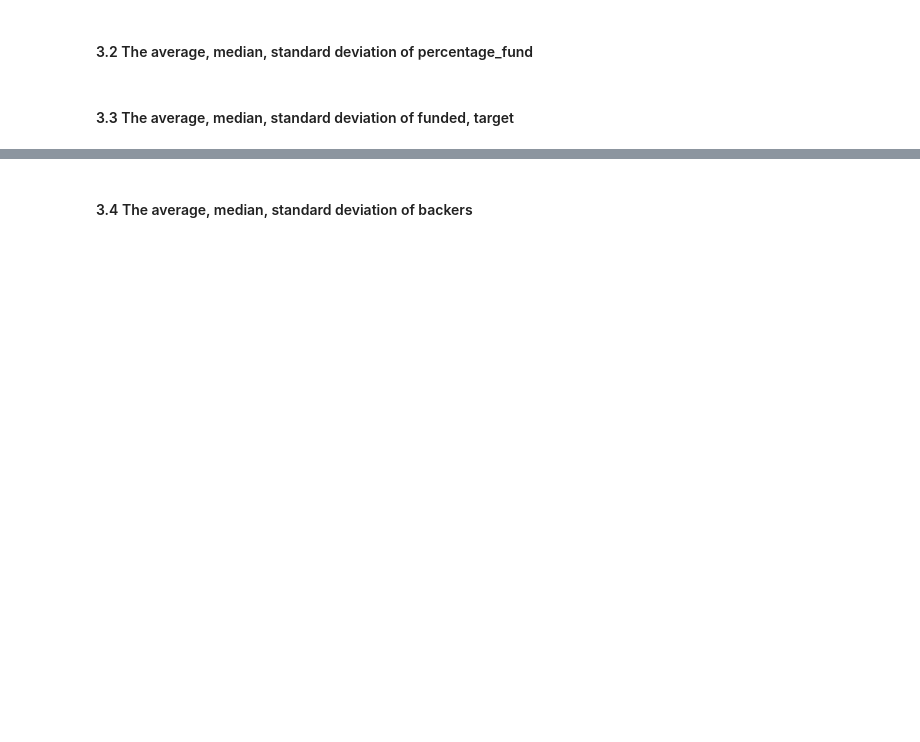
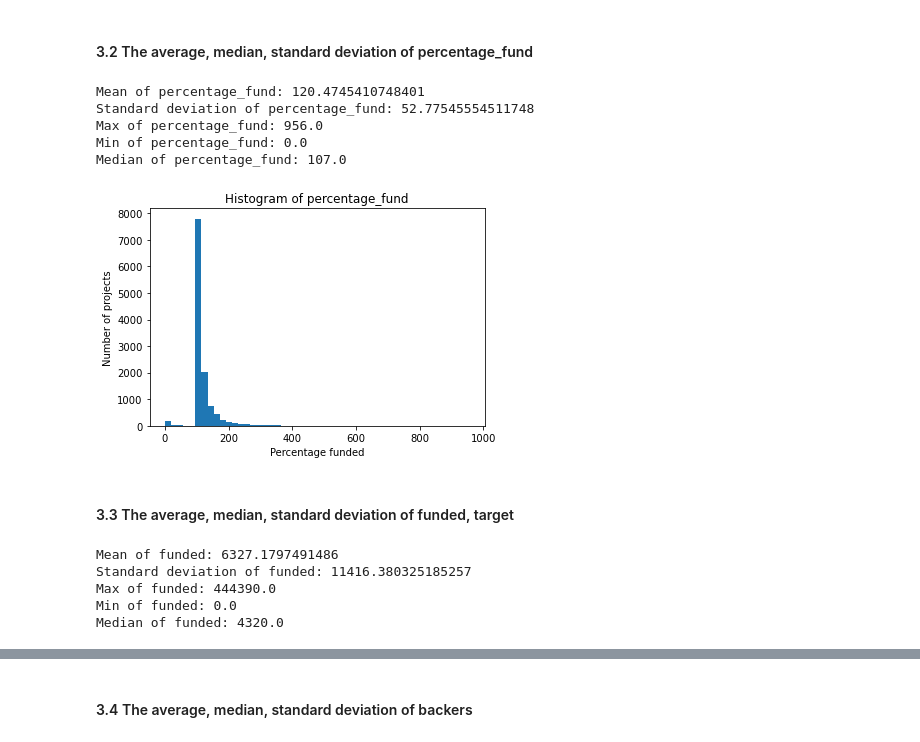
Before and after one commit to nghiadanh26/Crowdfunding, a Jupyter notebook: analyze_data.ipynb, the cells around one changed output, grey strips where cells are left out. Saved outputs shown, nothing was run; the diff lists cells and outputs as text; code cells hidden in the pictures; blank space fills up the shorter version.

```diff
--- a/analyze_data.ipynb
+++ b/analyze_data.ipynb
@@ -49,3 +53,19 @@ f_creaters
+# %%
+# Clean backers, because some of them will be greater than 1000, ex: 1,160
+def clean_backers(backers):
+    try:
+        res = float(backers)
+    except:
+        res = float(backers.replace(',',''))
+    return res
+# %%
+s_projects['backers'] = s_projects['backers'].apply(lambda x: clean_backers(x))
+f_projects['backers'] = s_projects['backers'].apply(lambda x: clean_backers(x))
+s_rewards['num_backers'] = s_rewards['num_backers'].apply(lambda x: clean_backers(x))
+f_rewards['num_backers'] = s_rewards['num_backers'].apply(lambda x: clean_backers(x))
+# %%
+# Change all of thumnail_type to lower case
+s_projects['thumbnail_type'] = s_projects['thumbnail_type'].apply(lambda x: x.lower())
 # %% [markdown]
 ### 3. Data descriptions
 # %% [markdown]
@@ -67,5 +87,39 @@ The number of failed rewards: 1535
 The number of failed creaters: 220
 # %% [markdown]
 #### 3.2 The average, median, standard deviation of percentage_fund
+# %%
+percentage_fund = pd.concat([s_projects['percentage_fund'],f_projects['percentage_fund']])
+print('Mean of percentage_fund: {}'.format(percentage_fund.mean()))
+print('Standard deviation of percentage_fund: {}'.format(percentage_fund.std()))
+print('Max of percentage_fund: {}'.format(percentage_fund.max()))
+print('Min of percentage_fund: {}'.format(percentage_fund.min()))
+print('Median of percentage_fund: {}'.format(percentage_fund.median()))
+# %% [output]
+Mean of percentage_fund: 120.4745410748401
+Standard deviation of percentage_fund: 52.77545554511748
+Max of percentage_fund: 956.0
+Min of percentage_fund: 0.0
+Median of percentage_fund: 107.0
+# %%
+plt.hist(percentage_fund,bins=50)
+plt.xlabel('Percentage funded')
+plt.ylabel('Number of projects')
+plt.title('Histogram of percentage_fund')
+plt.show()
+# %% [output]
+[figure, added]
 # %% [markdown]
 #### 3.3 The average, median, standard deviation of funded, target
+# %%
+funded = pd.concat([s_projects['funded'],f_projects['funded']])
+print('Mean of funded: {}'.format(funded.mean()))
+print('Standard deviation of funded: {}'.format(funded.std()))
+print('Max of funded: {}'.format(funded.max()))
+print('Min of funded: {}'.format(funded.min()))
+print('Median of funded: {}'.format(funded.median()))
+# %% [output]
+Mean of funded: 6327.1797491486
+Standard deviation of funded: 11416.380325185257
+Max of funded: 444390.0
+Min of funded: 0.0
+Median of funded: 4320.0
```
Also changed, not shown: parts of 13 cells of this notebook.
